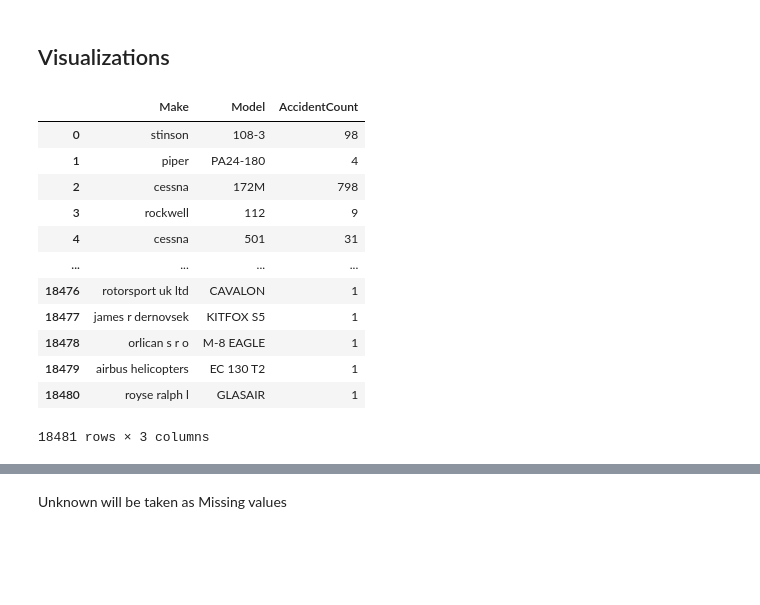
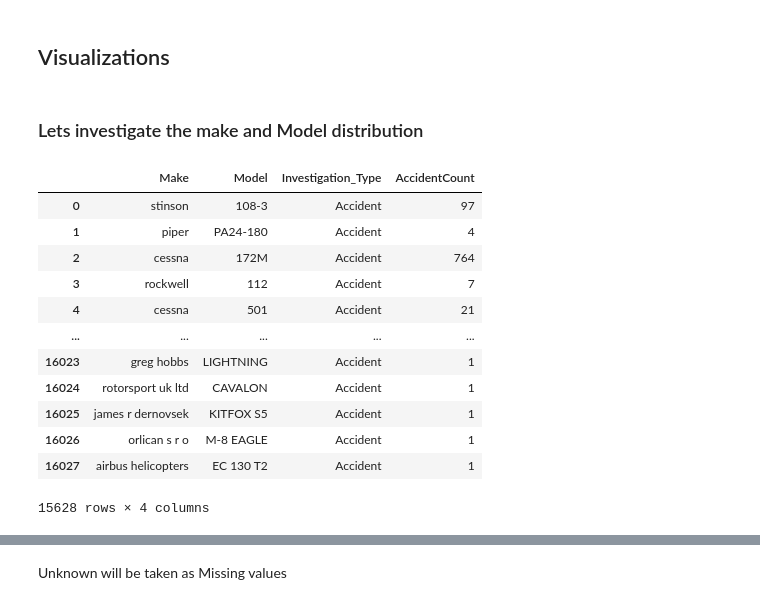
Before and after one commit to am-eric/EDA, a Jupyter notebook: EDA.ipynb, the cells around one changed output, grey strips where cells are left out. Drawn from its saved outputs; the diff is of its cells as text; code cells hidden in the pictures; blank space fills up the shorter version.

```diff
--- a/EDA.ipynb
+++ b/EDA.ipynb
@@ -100,7 +100,7 @@ df_new.shape
 # %%
 # change some column titles to more managable ones
 new_column_names = { 'Investigation.Type': 'Investigation_Type', 'Event.Date':'Event_Date', 'Injury.Severity':'Injury_Severity',
-                    'Aircraft.damage':'Aircraft_damage', 'Number.of.Engines':'Number_of_Engines', 'Purpose.of.flight':'Flight_Purpose',
+                    'Aircraft.damage':'Aircraft_damage', 'Number.of.Engines':'Number_of_Engines','Engine.Type':'Engine_Type', 'Purpose.of.flight':'Flight_Purpose',
                     'Total.Fatal.Injuries':'Fatal_Injuries', 'Total.Serious.Injuries':'Serious_Injuries',
                    'Total.Minor.Injuries':'Minor_Injuries', 'Total.Uninjured':'Uninjured', 'Weather.Condition':'Weather',}
 df_new.rename(columns=new_column_names, inplace=True)
@@ -220,24 +231,27 @@ df_new = df_new[~df_new['Model'].isin(['UNKNOWN'])]
 df_new = df_new[df_new['Model'].notna()]
 # %% [markdown]
 ## Visualizations
+# %% [markdown]
+### Lets investigate the make and Model distribution
 # %%
-# lets groups these two and plot a barchart
-make_model = df_new.groupby(['Make', 'Model'], sort=False).size().reset_index(name='AccidentCount')
+# lets groups these two with accidents and plot a barchart
+make_model = df_new.groupby(['Make', 'Model','Investigation_Type'], sort=False).size().reset_index(name='AccidentCount')
+make_model = make_model[make_model['Investigation_Type'] == 'Accident']
 make_model
 # %% [output]
-|  | Make | Model | AccidentCount |
-| 0 | stinson | 108-3 | 98 |
-| 1 | piper | PA24-180 | 4 |
-| 2 | cessna | 172M | 798 |
-| 3 | rockwell | 112 | 9 |
-| 4 | cessna | 501 | 31 |
-| ... | ... | ... | ... |
-| 18476 | rotorsport uk ltd | CAVALON | 1 |
-| 18477 | james r dernovsek | KITFOX S5 | 1 |
-| 18478 | orlican s r o | M-8 EAGLE | 1 |
-| 18479 | airbus helicopters | EC 130 T2 | 1 |
-| 18480 | royse ralph l | GLASAIR | 1 |
+|  | Make | Model | Investigation_Type | AccidentCount |
+| 0 | stinson | 108-3 | Accident | 97 |
+| 1 | piper | PA24-180 | Accident | 4 |
+| 2 | cessna | 172M | Accident | 764 |
+| 3 | rockwell | 112 | Accident | 7 |
+| 4 | cessna | 501 | Accident | 21 |
+| ... | ... | ... | ... | ... |
+| 16023 | greg hobbs | LIGHTNING | Accident | 1 |
+| 16024 | rotorsport uk ltd | CAVALON | Accident | 1 |
+| 16025 | james r dernovsek | KITFOX S5 | Accident | 1 |
+| 16026 | orlican s r o | M-8 EAGLE | Accident | 1 |
+| 16027 | airbus helicopters | EC 130 T2 | Accident | 1 |
-18481 rows × 3 columns
+15628 rows × 4 columns
 # %%
 make_model = make_model.sort_values(by='AccidentCount', ascending=False)
 make_model
```
Also changed, not shown: parts of 38 cells of this notebook.
